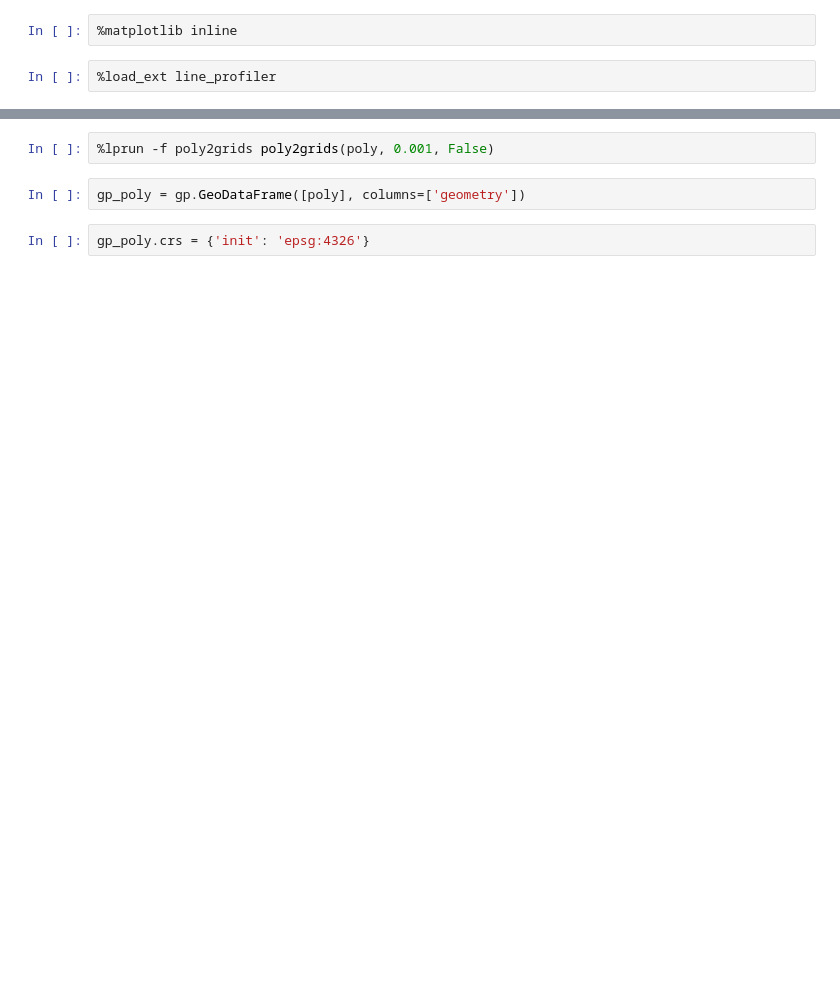
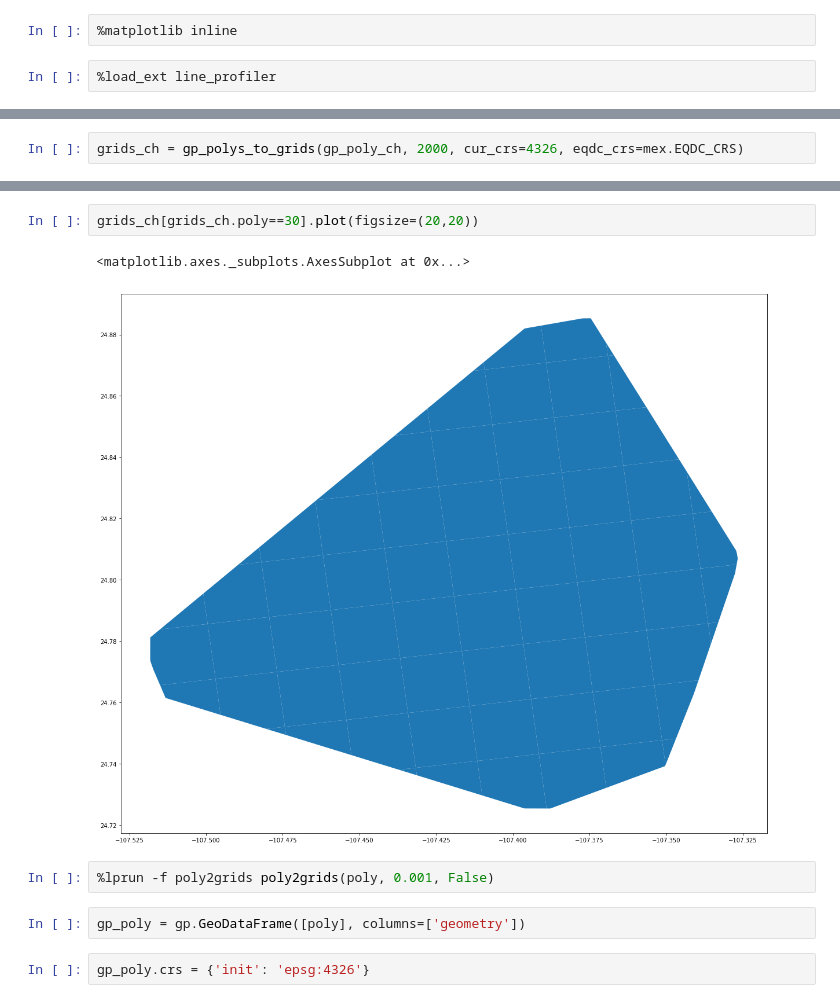
Before and after one commit to JHWu92/mob2crime, a Jupyter notebook: dev_nb/src.utils.gis.poly2grids.ipynb, the cells around one changed output, grey strips where cells are left out. Saved outputs shown, nothing was run; the diff lists cells and outputs as text; blank space fills up the shorter version.

```diff
--- a/dev_nb/src.utils.gis.poly2grids.ipynb
+++ b/dev_nb/src.utils.gis.poly2grids.ipynb
@@ -60,0 +68,2 @@ def poly2grids(poly, side, within_poly=True):
+# %%
+grids_ch = gp_polys_to_grids(gp_poly_ch, 2000, cur_crs=4326, eqdc_crs=mex.EQDC_CRS)
@@ -61,3 +125,8 @@ def poly2grids(poly, side, within_poly=True):
+# %%
+grids_ch[grids_ch.poly==30].plot(figsize=(20,20))
+# %% [output]
+<matplotlib.axes._subplots.AxesSubplot at 0x...>
+[figure, added]
 # %%
 %lprun -f poly2grids poly2grids(poly, 0.001, False)
 # %%
```
Also changed, not shown: parts of 25 cells of this notebook, 1 other file.
